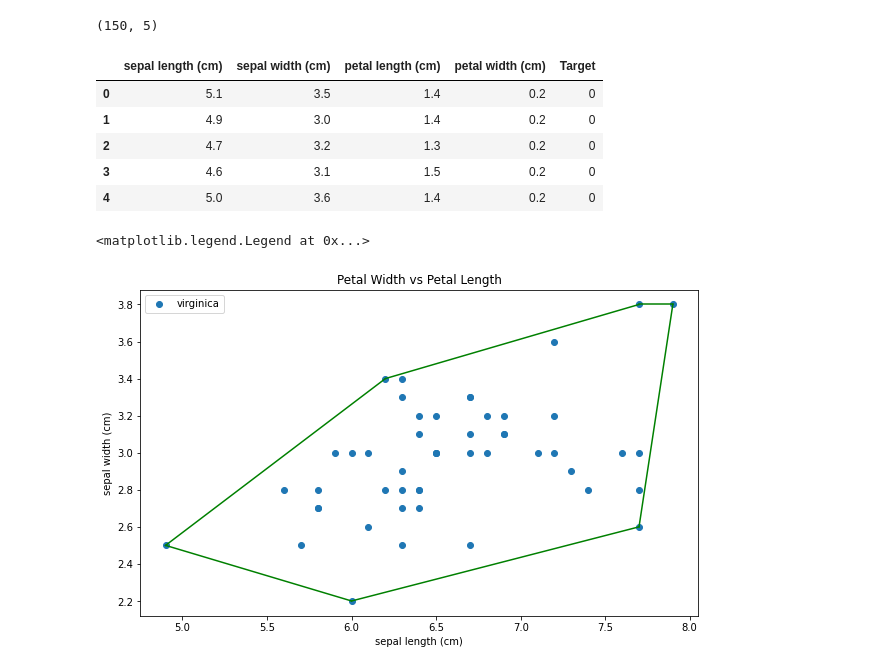
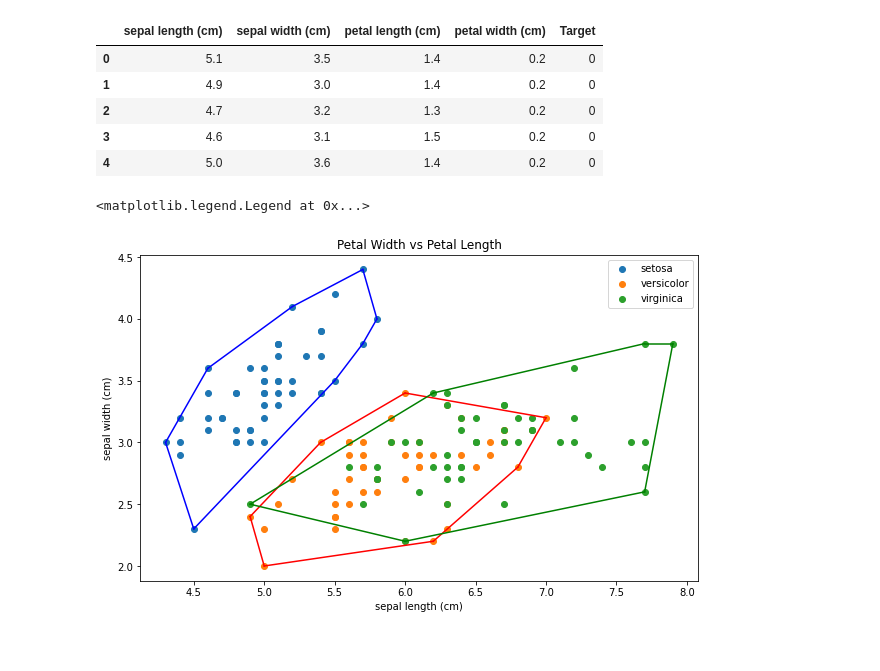
Before and after one commit to kristabdi/convex-hull, a Jupyter notebook: src/main.ipynb, the cells around one changed output. Cells and saved outputs as stored; diff of their text form; code cells hidden in the pictures.

```diff
--- a/src/main.ipynb
+++ b/src/main.ipynb
@@ -11,10 +11,8 @@ data = iris['data']
 #create a DataFrame
 df = pd.DataFrame(iris.data, columns=iris.feature_names)
 df['Target'] = pd.DataFrame(iris.target)
-print(df.shape)
 df.head()
 # %% [output]
-(150, 5)
 |  | sepal length (cm) | sepal width (cm) | petal length (cm) | petal width (cm) | Target |
 | 0 | 5.1 | 3.5 | 1.4 | 0.2 | 0 |
 | 1 | 4.9 | 3.0 | 1.4 | 0.2 | 0 |
@@ -24,21 +22,21 @@ df.head()
 # %%
 #visualisasi hasil ConvexHull
 
 plt.figure(figsize = (10, 6))
 colors = ['b','r','g']
 plt.title('Petal Width vs Petal Length')
-plt.xlabel(data.feature_names[0])
-plt.ylabel(data.feature_names[1])
-for i in range(len(data.target_names)):
+plt.xlabel(iris.feature_names[0])
+plt.ylabel(iris.feature_names[1])
+for i in range(len(iris.target_names)):
     bucket = df[df['Target'] == i]
     bucket = bucket.iloc[:,[0,1]].values
-    print(bucket)
-    hull = ConvexHull(bucket)
-#bagian ini diganti dengan hasil implementasi ConvexHull Divide & Conquer
-plt.scatter(bucket[:, 0], bucket[:, 1], label=data.target_names[i])
-for simplex in hull.simplices:
-    plt.plot(bucket[simplex, 0], bucket[simplex, 1], colors[i])
+    # edgesX, edgesY = ConvexHull(bucket)
+    edges = ConvexHull(bucket)
+    plt.scatter(bucket[:, 0], bucket[:, 1], label=iris.target_names[i])
+    # plt.plot(edges[0], edges[1], colors[i])
+    for j in range(len(edges)):
+        plt.plot(bucket[edges[j], 0], bucket[edges[j], 1], colors[i])
 plt.legend()
 # %% [output]
 <matplotlib.legend.Legend at 0x...>
-[figure, old version]
+[figure, new version]
```
Also changed, not shown: parts of 1 cell of this notebook, 3 other files.
